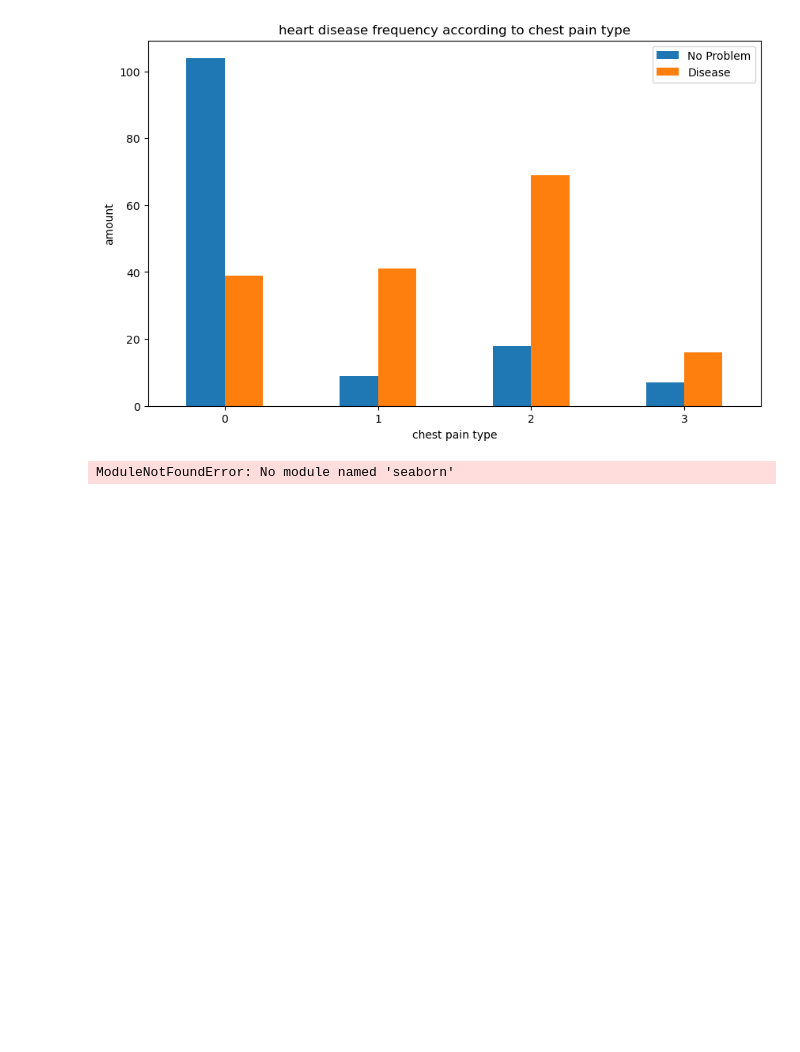
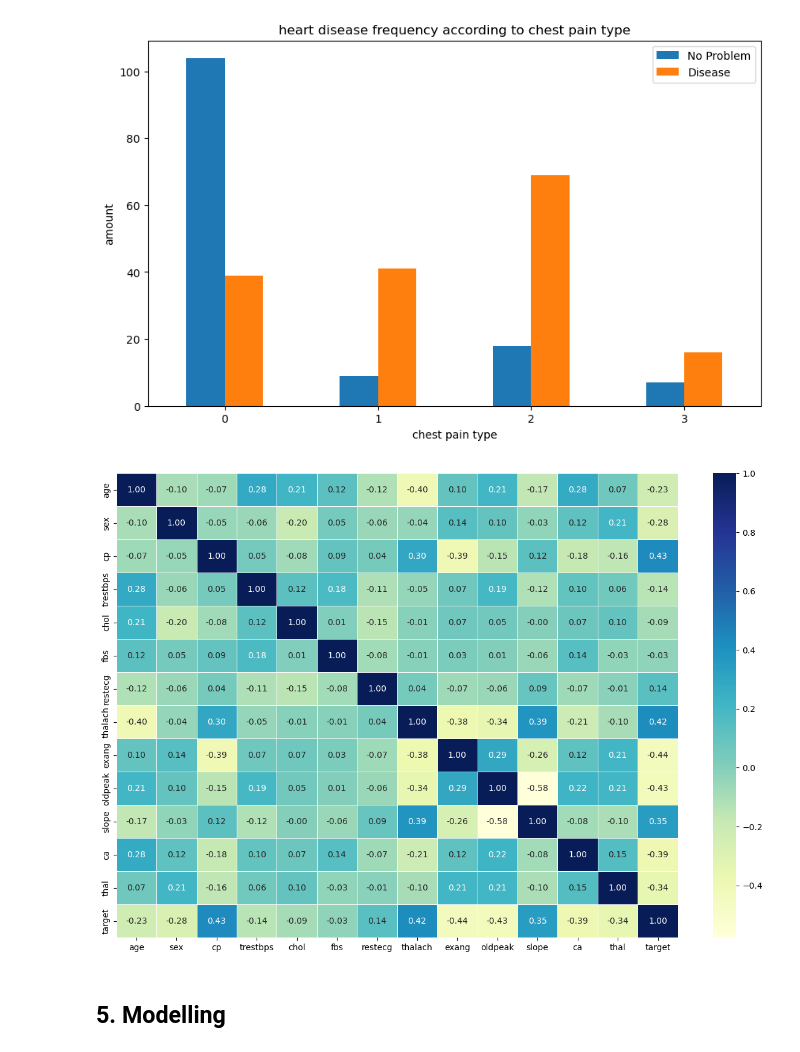
Before and after one commit to Kkhokho/Heart_Disease, a Jupyter notebook: Head to tail classification.ipynb, the cells around one changed output. Drawn from its saved outputs; the diff is of its cells as text; code cells hidden in the pictures; blank space fills up the shorter version.

```diff
--- a/Head to tail classification.ipynb
+++ b/Head to tail classification.ipynb
@@ -240,6 +241,14 @@ plt.xticks(rotation=0);
 # %% [output]
 [figure]
 # %%
-import seaborn as sns
+corr_matrixs = df.corr()
+fig,ax=plt.subplots(figsize=(15,10))
+ax = sns.heatmap(corr_matrixs,
+                 annot=True,
+                 linewidths=0.5,
+                 fmt=".2f",
+                 cmap="YlGnBu");
 # %% [output]
-ModuleNotFoundError: No module named 'seaborn'
+[figure, added]
+# %% [markdown]
+## 5. Modelling
```
Also changed, not shown: parts of 48 cells of this notebook.
